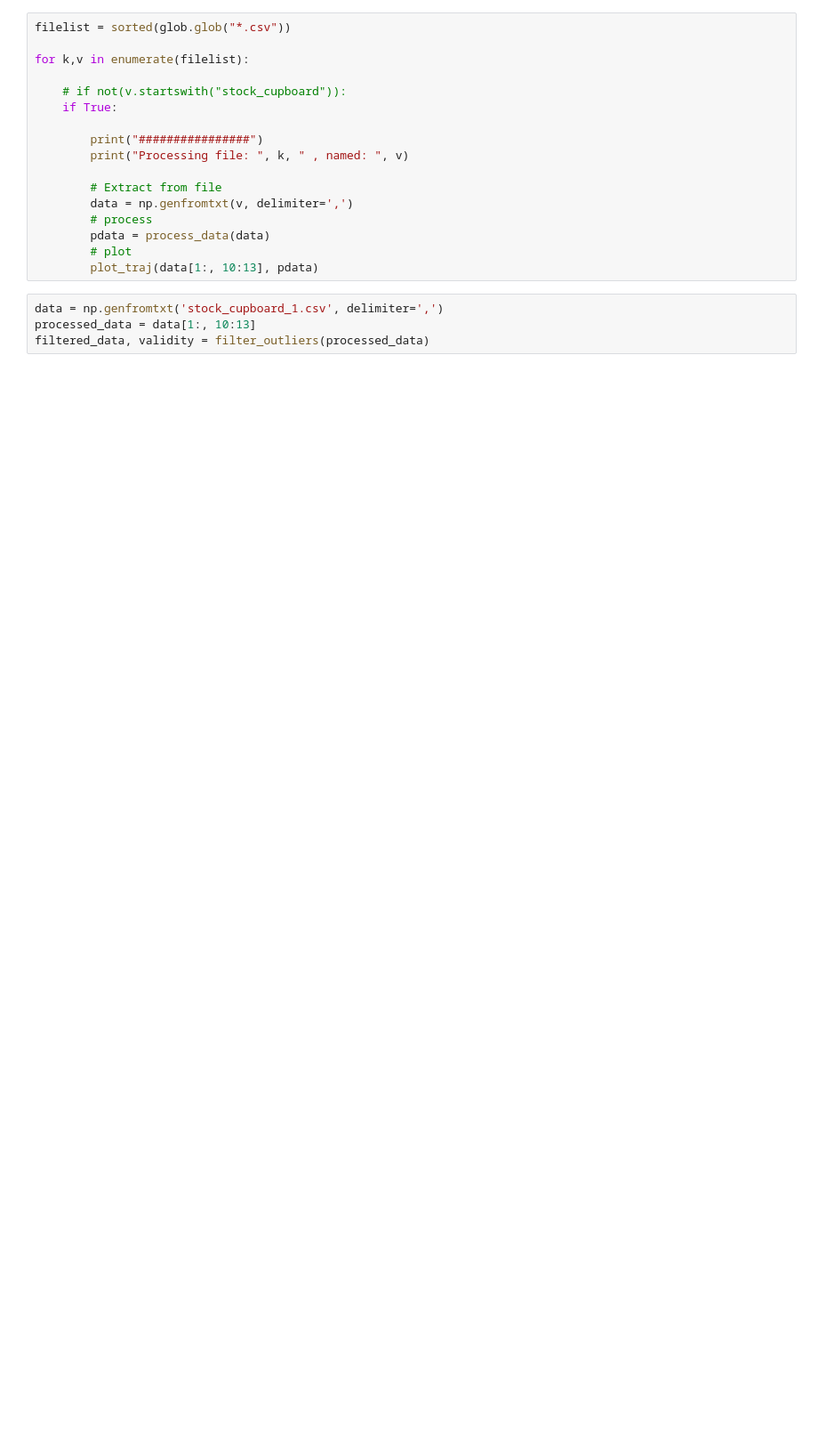
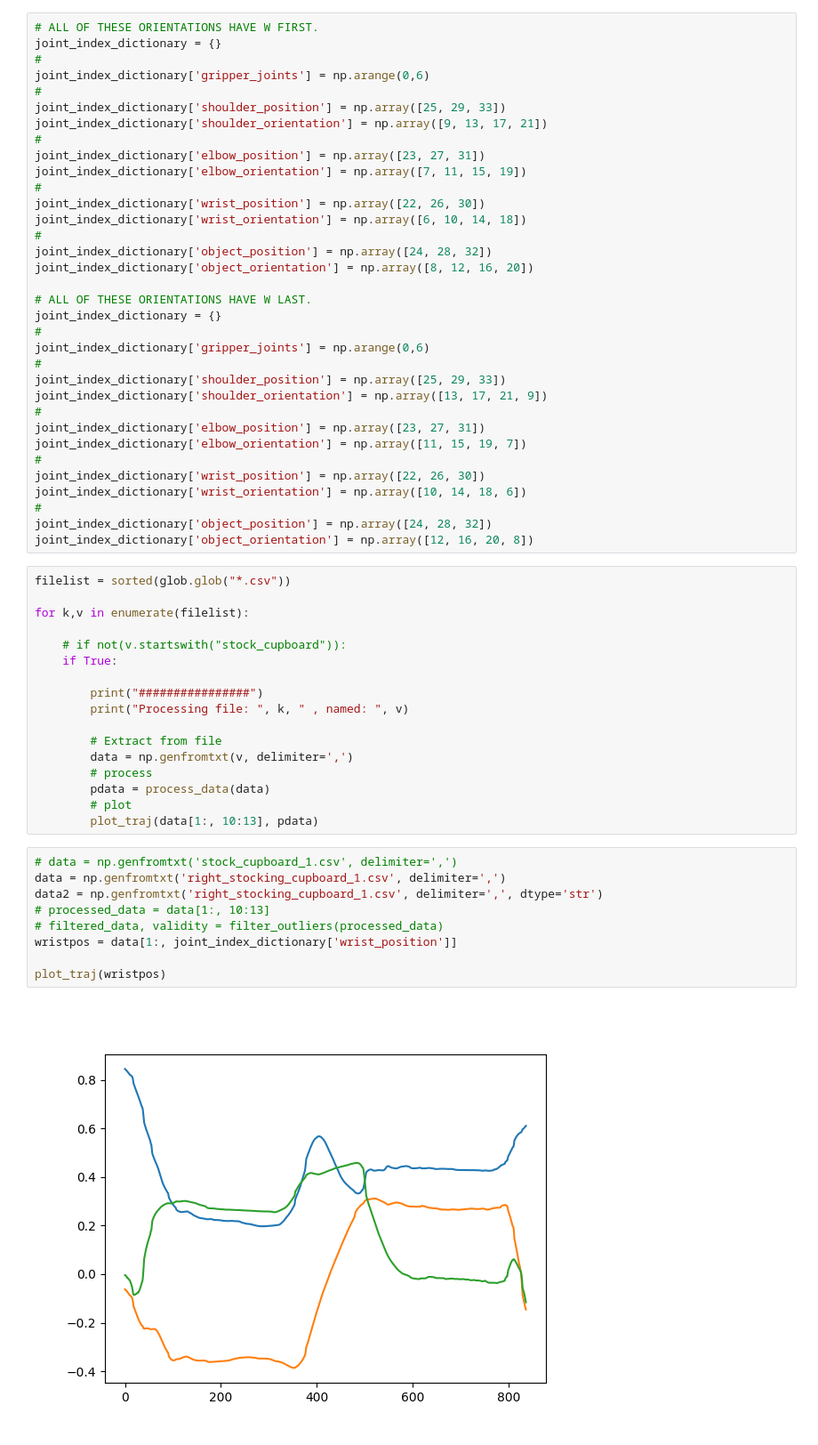
Before and after one commit to chaitanya1chawla/CausalSkillLearning, a Jupyter notebook: Experiments/Notebooks/NDAXNewDataVizNotebook.ipynb, the cells around one changed output. Shown at 89% size. Saved outputs shown, nothing was run; the diff lists cells and outputs as text; blank space fills up the shorter version.

```diff
--- a/Experiments/Notebooks/NDAXNewDataVizNotebook.ipynb
+++ b/Experiments/Notebooks/NDAXNewDataVizNotebook.ipynb
@@ -184,3 +218,37 @@ C:\Users\tshankar\Desktop\Research\Data\NDAX\dataset_prelim_2\dataset_prelim_2
+# %%
+# ALL OF THESE ORIENTATIONS HAVE W FIRST.
+joint_index_dictionary = {}
+#
+joint_index_dictionary['gripper_joints'] = np.arange(0,6)
+#
+joint_index_dictionary['shoulder_position'] = np.array([25, 29, 33])
+joint_index_dictionary['shoulder_orientation'] = np.array([9, 13, 17, 21])
+#
+joint_index_dictionary['elbow_position'] = np.array([23, 27, 31])
+joint_index_dictionary['elbow_orientation'] = np.array([7, 11, 15, 19])
+#
+joint_index_dictionary['wrist_position'] = np.array([22, 26, 30])
+joint_index_dictionary['wrist_orientation'] = np.array([6, 10, 14, 18])
+#
+joint_index_dictionary['object_position'] = np.array([24, 28, 32])
+joint_index_dictionary['object_orientation'] = np.array([8, 12, 16, 20])
+
+# ALL OF THESE ORIENTATIONS HAVE W LAST.
+joint_index_dictionary = {}
+#
+joint_index_dictionary['gripper_joints'] = np.arange(0,6)
+#
+joint_index_dictionary['shoulder_position'] = np.array([25, 29, 33])
+joint_index_dictionary['shoulder_orientation'] = np.array([13, 17, 21, 9])
+#
+joint_index_dictionary['elbow_position'] = np.array([23, 27, 31])
+joint_index_dictionary['elbow_orientation'] = np.array([11, 15, 19, 7])
+#
+joint_index_dictionary['wrist_position'] = np.array([22, 26, 30])
+joint_index_dictionary['wrist_orientation'] = np.array([10, 14, 18, 6])
+#
+joint_index_dictionary['object_position'] = np.array([24, 28, 32])
+joint_index_dictionary['object_orientation'] = np.array([12, 16, 20, 8])
 # %%
 filelist = sorted(glob.glob("*.csv"))
 
@@ -199,6 +267,13 @@ for k,v in enumerate(filelist):
         # plot
         plot_traj(data[1:, 10:13], pdata)
 # %%
-data = np.genfromtxt('stock_cupboard_1.csv', delimiter=',')
-processed_data = data[1:, 10:13]
-filtered_data, validity = filter_outliers(processed_data)
+# data = np.genfromtxt('stock_cupboard_1.csv', delimiter=',')
+data = np.genfromtxt('right_stocking_cupboard_1.csv', delimiter=',')
+data2 = np.genfromtxt('right_stocking_cupboard_1.csv', delimiter=',', dtype='str')
+# processed_data = data[1:, 10:13]
+# filtered_data, validity = filter_outliers(processed_data)
+wristpos = data[1:, joint_index_dictionary['wrist_position']]
+
+plot_traj(wristpos)
+# %% [output]
+[figure, added]
```
Also changed, not shown: parts of 9 cells of this notebook, 3 other files.
